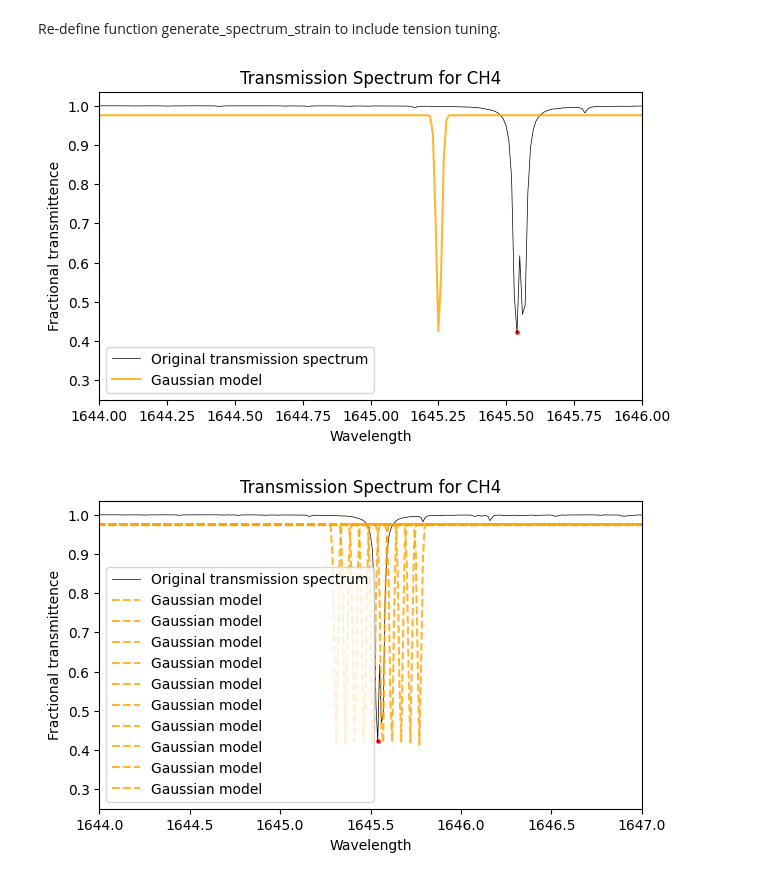
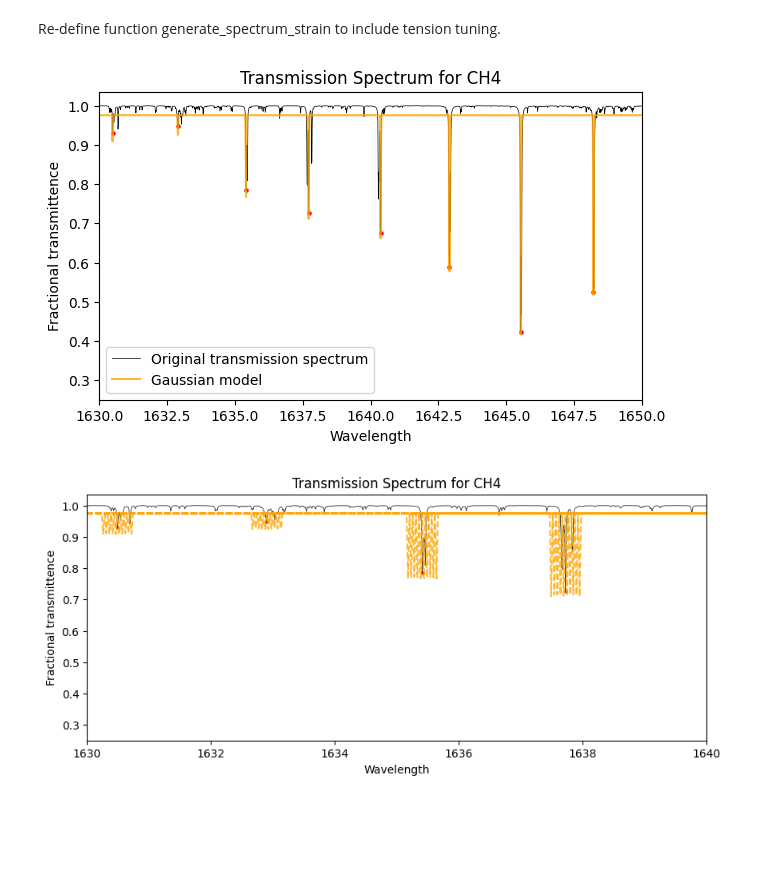
Before and after one commit to SAIL-Labs/FBG-Sensor, a Jupyter notebook: code/demos/tension_CH4.ipynb, the cells around one changed output. Cells and saved outputs as stored; diff of their text form; code cells hidden in the pictures; blank space fills up the shorter version.

```diff
--- a/code/demos/tension_CH4.ipynb
+++ b/code/demos/tension_CH4.ipynb
@@ -116,7 +116,7 @@ def generate_spectrum_strain(data, peaks, strain, n=None, sigma=1e-5, type='Gaus
 
     return wavelengths, transmittence
 # %%
-strain = -250
+strain = 0
 
 wavelength_gauss, trans_gauss = generate_spectrum_strain(subset, peaks, strain, n=10000, sigma=1e-2, type='Gaussian')
 plt.figure(figsize=(7,4))
@@ -128,36 +128,36 @@ plt.ylabel('Fractional transmittence')
 plt.title('Transmission Spectrum for CH4')
 plt.legend()
 
-plt.xlim((1644.0,1646.0))
+plt.xlim((1630.0,1650.0))
 
 plt.show()
 # %% [output]
-[figure, old version]
+[figure, new version]
 # %%
 step = 10
 strain = np.linspace(-200, 200, step)
 j = 0
 wavelength_gauss = np.zeros((10000,step))
 trans_gauss = np.zeros((10000,step))
 
 for i in strain:
     wavelength_gauss[:,j], trans_gauss[:,j] = generate_spectrum_strain(subset, peaks, i, n=10000, sigma=1e-2, type='Gaussian')
     j = j + 1
 
-plt.figure(figsize=(7,4))
+plt.figure(figsize=(10,4))
 plt.plot(subset[:, 0], subset[:,1], color='black', linewidth=0.5, label='Original transmission spectrum')
 plt.scatter(subset[peaks, 0], subset[peaks, 1], color='red', s=5)
 j=0.0
 for j in range(step):
     plt.plot(wavelength_gauss[:,j], trans_gauss[:,j], color='orange', linestyle='dashed', alpha=0.8, label='Gaussian model')
 
 plt.xlabel('Wavelength')
 plt.ylabel('Fractional transmittence')
 plt.title('Transmission Spectrum for CH4')
-plt.legend()
+# plt.legend()
 
-plt.xlim((1644.0,1647.0))
+plt.xlim((1630.0,1640.0))
 
 plt.show()
 # %% [output]
-[figure, old version]
+[figure, new version]
```
